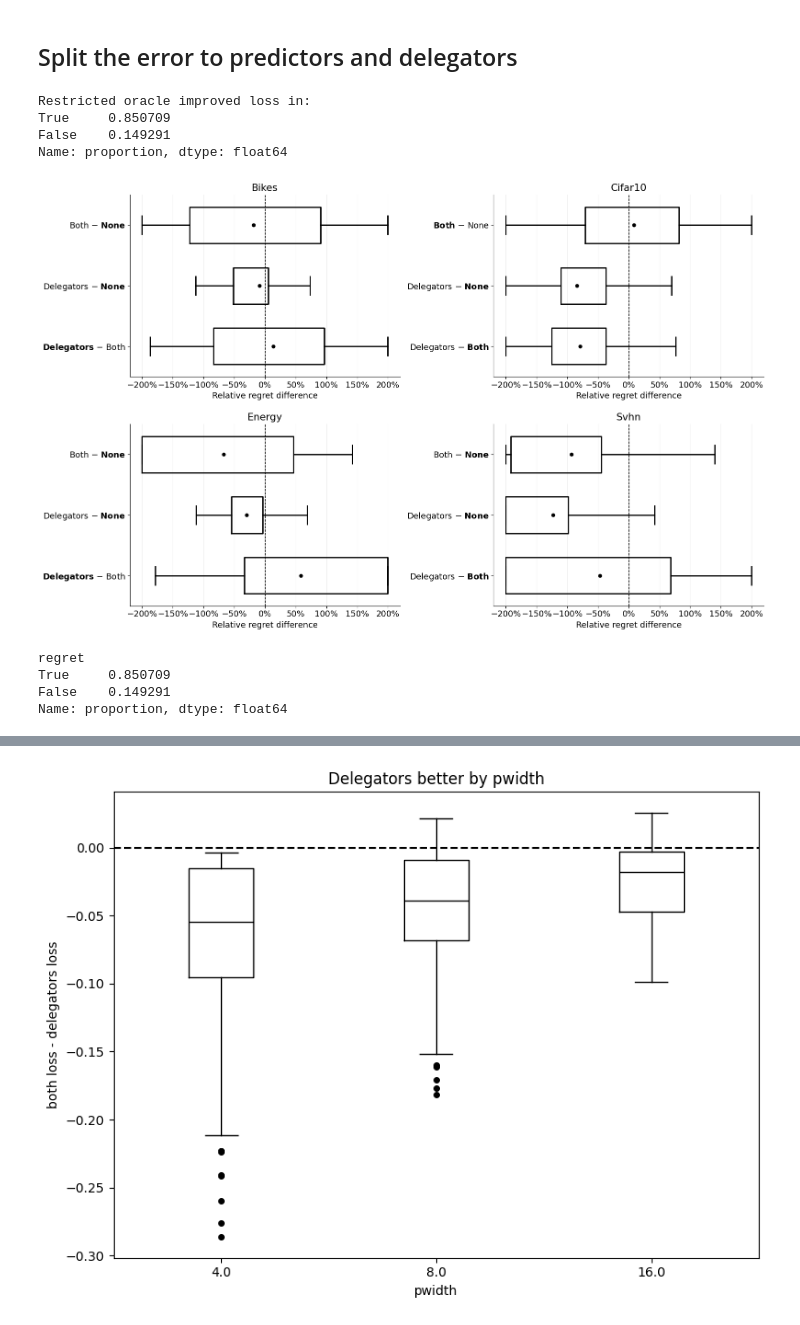
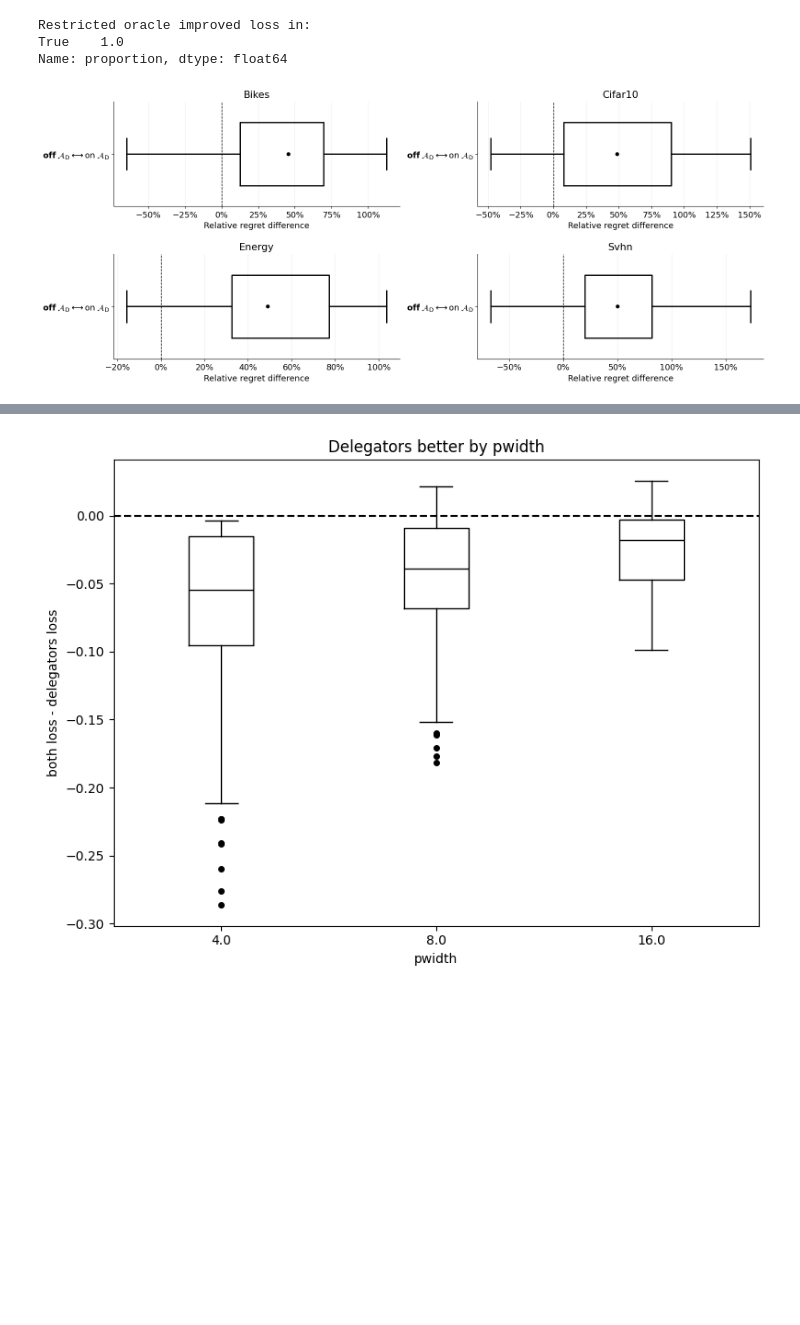
Before and after one commit to viktorvesely/liquid, a Jupyter notebook: liquid_jax/experiment_paired.ipynb, the cells around one changed output, grey strips where cells are left out. Saved outputs shown, nothing was run; the diff lists cells and outputs as text; code cells hidden in the pictures; blank space fills up the shorter version.

```diff
--- a/liquid_jax/experiment_paired.ipynb
+++ b/liquid_jax/experiment_paired.ipynb
@@ -177,7 +204,7 @@ for name in names:
     exp_dir = run_dir / name
     metric_files = sorted(exp_dir.glob("*eval_metrics.npz"))
 
-    parse_name = name.replace("ambiguity_gradient", "gradient")
+    parse_name = name.replace("ambiguity_gradient", "gradient").replace("ambiguity_delgradient", "delgradient")
 
     _, exp_type, launch_id, task, t1, t2 = parse_name.split("_")
 
@@ -265,6 +306,11 @@ Name: count, dtype: int64
 # %%
 exp_vars = ["predictors", "delegators", "pwidth", "dwidth"]
-var_oi = "mixing" if exp_type == "aggregation" else "ambiguity" # "mixing"
+var_oi = {
+    "aggregation": "mixing",
+    "gradient": "ambiguitypred",
+    "delgradient": "ambiguitydele",
+    "appendix_gradient": "ambiguitypred"
+}[exp_type]
 var_oi_values = df[var_oi].unique().tolist()
 temp = var_oi_values[1]
 var_oi_values[1] = var_oi_values[0]
@@ -925,6 +944,7 @@ for i_task, (task, task_df) in enumerate(df.groupby("task")):
             fill=True,
             levels=5,
             zero_proximity=10000,
+            extra_pad=0
         )
 
         # Only task names remain as column titles.
@@ -960,5 +980,5 @@ fig.tight_layout(
     rect=[0.05, 0.05, 1.0, 1.0]
 )
 
-fig.savefig(f"./{exp_type}_2ddist_delegators_ambiguity_performance.pdf")
+fig.savefig(figures_folder / f"{exp_type}_2ddist_delegators_ambiguity_performance.pdf")
 # %% [output]
@@ -995,27 +985,0 @@ fig.tight_layout(h_pad=2.0)
-# %%
-n_tasks = df["task"].nunique()
-
-fig, axs = plt.subplots(
-    2,
-    2,
-    figsize=(16, 10),
-    squeeze=False,
-)
-axs = axs.flat
-
-for i_task, (task, task_df) in enumerate(df.groupby("task")):
-    axl = axs[i_task]
-    axl.set_title(task, fontsize=12)
-
-    (
-        task_df
-        .pipe(select_early_stopping if early_stopping else select_last)
-        .pipe(add_metrics)
-        .pipe(pair_up)
-        .pipe(lambda df: pivot_to_metrics(df, "delegators_ambiguity"))
-        .pipe(lambda x: plot_relative_diff(x, axl, xlabel="Relative individual ambiguity performance difference", larger_better=True, cols=var_oi_values))
-    )
-
-scale_up_fonts(fig)
-
-fig.tight_layout(h_pad=2.0)
@@ -1024,45 +986,35 @@ fig.tight_layout(h_pad=2.0)
-# %% [markdown]
-## Split the error to predictors and delegators
 # %%
 fig, axs = plt.subplots(
     2,
     2,
-    figsize=(16, 10),
+    figsize=(16, 10 / 3 * max(subsubs, 2)),
     squeeze=False,
 )
 axs = axs.flat
 
 improved = df_metrics["final_loss"] > df_metrics["final_loss_under_oracle"]
 print(f"Restricted oracle improved loss in:")
 print(improved.value_counts(normalize=True))
 
 for i_task, (task, task_df) in enumerate(df.groupby("task")):
     axl = axs[i_task]
     axl.set_title(task, fontsize=12)
 
     (
         task_df
         .pipe(select_early_stopping if early_stopping else select_last)
         .pipe(add_metrics)
         .pipe(pair_up)
         .pipe(lambda df: pivot_to_metrics(df, "regret"))
         .pipe(lambda x: plot_relative_diff(x, axl, xlabel="Relative regret difference", larger_better=True, cols=var_oi_values))
     )
 
 scale_up_fonts(fig)
 
 fig.tight_layout(h_pad=2.0)
-fig.savefig(f"./{exp_type}_box_regret_diff_bold_means_more_delegator_regret.pdf")
+fig.savefig(figures_folder / f"{exp_type}_box_regret_diff_bold_means_more_delegator_regret.pdf")
 # %% [output]
 Restricted oracle improved loss in:
-True     0.850709
-False    0.149291
+True    1.0
 Name: proportion, dtype: float64
-[figure, old version]
+[figure, new version]
-# %%
-(df_metrics["regret"] > 0).value_counts(normalize=True)
-# %% [output]
-regret
-True     0.850709
-False    0.149291
-Name: proportion, dtype: float64
```
Also changed, not shown: parts of 18 cells of this notebook, 19 other files.
